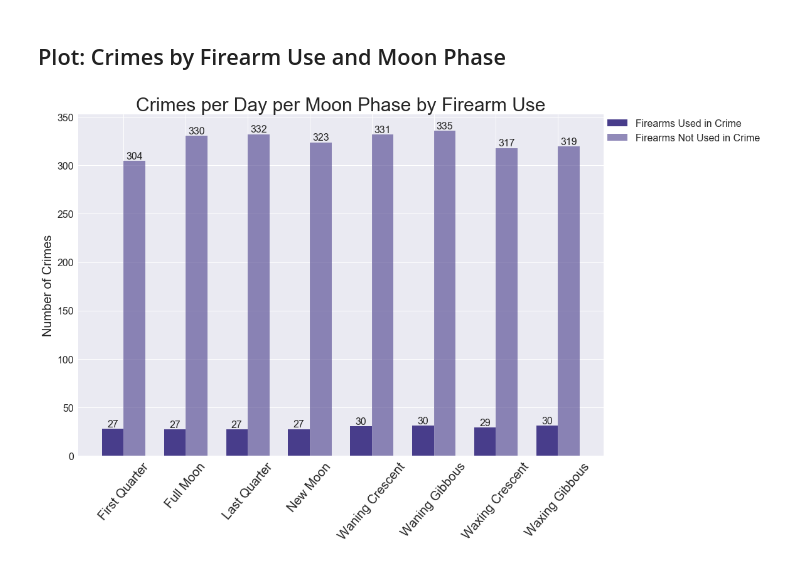
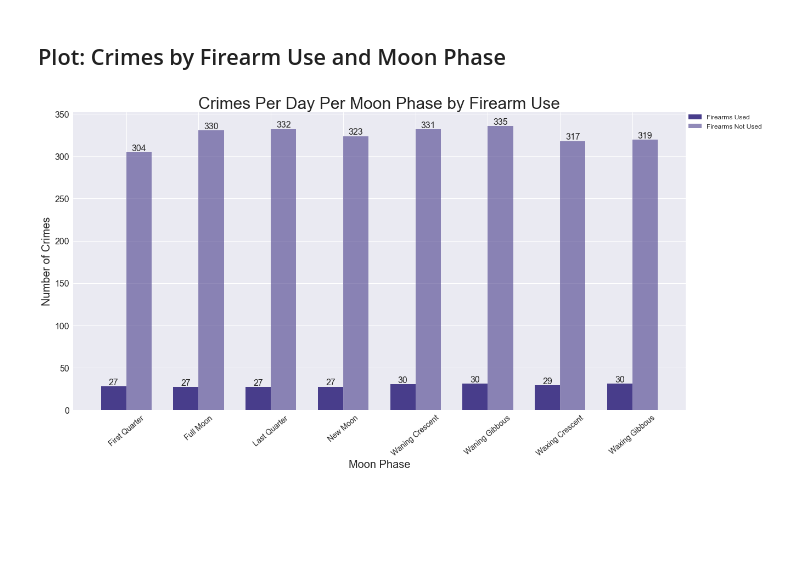
Before and after one commit to penguinistakc/team_mcgruff, a Jupyter notebook: Project Analysis.ipynb, the cells around one changed output. Saved outputs shown, nothing was run; the diff lists cells and outputs as text; code cells hidden in the pictures; blank space fills up the shorter version.

Commit message:
fixed x labels and legends being cut off for firearm graphic

```diff
--- a/Project Analysis.ipynb
+++ b/Project Analysis.ipynb
@@ -419,43 +419,43 @@ crimes_using_firearms = crime_firearm_moon_days_combined['Crimes Using Firearms
 ind = np.arange(N)  # the x locations for the groups
 width = 0.35       # the width of the bars
 
-fig, ax = plt.subplots(figsize=(15,10))
-rects1 = ax.bar(ind, crimes_using_firearms, width, color='darkslateblue', alpha=1.0, label='Firearms Used in Crime')
+fig, ax = plt.subplots(figsize=(20,10))
+rects1 = ax.bar(ind, crimes_using_firearms, width, color='darkslateblue', alpha=1.0, label='Firearms Used')
 
 crimes_not_using_firearms = crime_firearm_moon_days_combined['Crimes Not Using Firearms Per Day']
 #women_std = (3, 5, 2, 3, 3)
 rects2 = ax.bar(ind + width, crimes_not_using_firearms, width, color='darkslateblue', alpha=0.6,
-               label='Firearms Not Used in Crime')
+               label='Firearms Not Used')
 
 # add some text for labels, title and axes ticks
 
 ax.set_ylabel('Number of Crimes', fontsize=20)
-ax.set_title('Crimes per Day per Moon Phase by Firearm Use', fontsize=30)
+ax.set_title('Crimes Per Day Per Moon Phase by Firearm Use', fontsize=30)
+ax.set_xlabel('Moon Phase', fontsize=20)
 ax.set_xticks(ind + width / 2)
-ax.set_xticklabels(x_labels, rotation=50, fontsize=20)
+ax.set_xticklabels(x_labels, rotation=40, fontsize=14)
 y_ticks=['0','50', '100', '150', '200', '250', '300', '350']
 ax.set_yticklabels(y_ticks, rotation=0, fontsize=16)
-#ax.legend((rects1[0], rects2[0]), ('Firearms Used in Crime', 'Firearms not Used in Crime'), loc='best')
-ax.legend(bbox_to_anchor=(1, 1), loc=2, borderaxespad=0., prop={'size': 16}, markerscale=1.5)
-#.set_title('Media Sources',prop={'size':14})
+ax.legend(bbox_to_anchor=(1, 1), loc=2, borderaxespad=0., prop={'size': 12}, markerscale=1)
+
 
 def autolabel(rects):
     """
     Attach a text label above each bar displaying its height
     """
     for rect in rects:
         height = rect.get_height()
         ax.text(rect.get_x() + rect.get_width()/2., height + .02,
                 '%d' % int(height),
                 ha='center', va='bottom', fontsize = 16)
 
 autolabel(rects1)
 autolabel(rects2)
 
 #save an image of the plot to the output folder
 plt.savefig('Pics/CrimesPerDayPerMoonPhaseByFirearmUse.png')
 
 
 plt.show()
 # %% [output]
-[figure, old version]
+[figure, new version]
```
Also changed, not shown: 2 other files.
